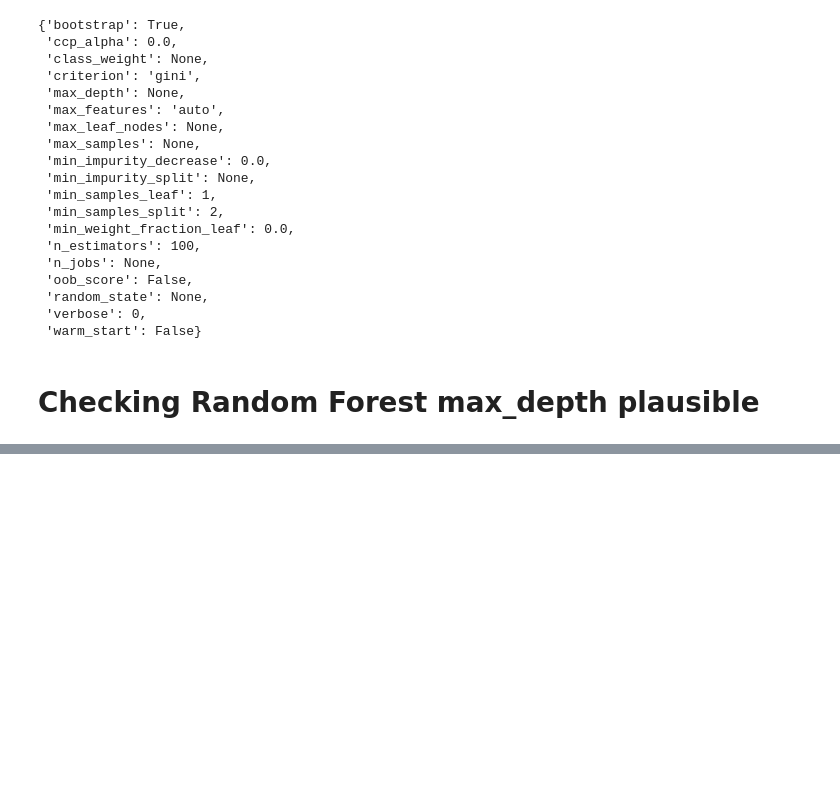
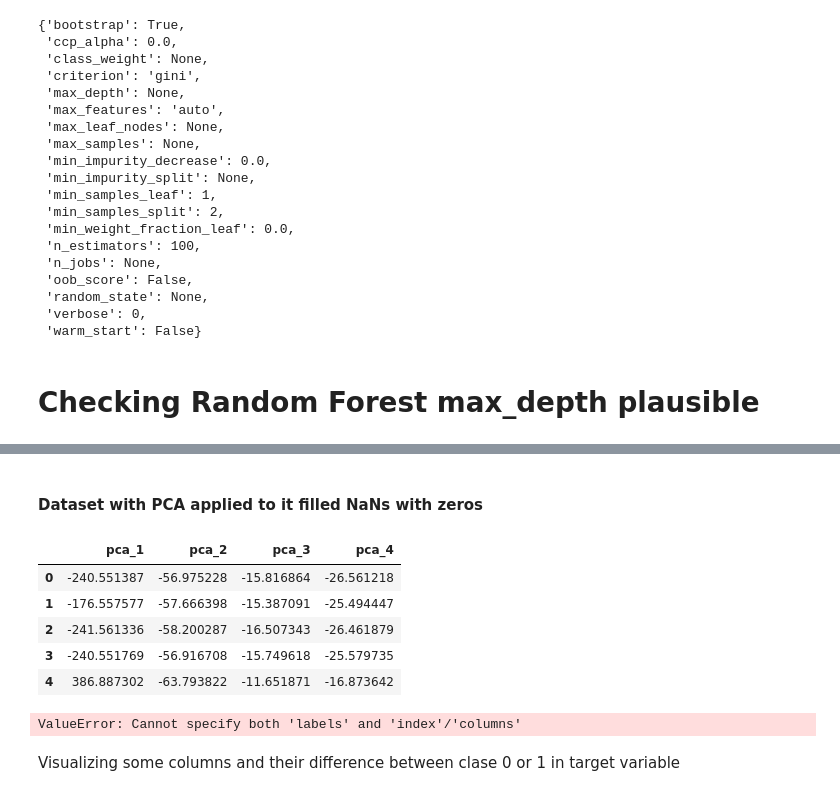
Before and after one commit to ironhack-bcn-data-june-2020/project-ml-onlineshop, a Jupyter notebook: RandomForestmodel.ipynb, the cells around one changed output, grey strips where cells are left out. Cells and saved outputs as stored; diff of their text form; code cells hidden in the pictures; blank space fills up the shorter version.

```diff
--- a/RandomForestmodel.ipynb
+++ b/RandomForestmodel.ipynb
@@ -164,0 +404,21 @@ param_grid = {
+# %% [markdown]
+#### Dataset with PCA applied to it filled NaNs with zeros
+# %%
+#importing the datasets
+PCA_0 = pd.read_csv('data/3.PCA/pca_0_df.csv', index_col = None)
+# %%
+PCA_0.head()
+# %% [output]
+|  | pca_1 | pca_2 | pca_3 | pca_4 |
+| 0 | -240.551387 | -56.975228 | -15.816864 | -26.561218 |
+| 1 | -176.557577 | -57.666398 | -15.387091 | -25.494447 |
+| 2 | -241.561336 | -58.200287 | -16.507343 | -26.461879 |
+| 3 | -240.551769 | -56.916708 | -15.749618 | -25.579735 |
+| 4 | 386.887302 | -63.793822 | -11.651871 | -16.873642 |
+# %%
+X_PCA_0 = PCA_0.drop('Revenue', index=1)
+y_PCA_0 = PCA_0['Revenue']
+# %% [output]
+ValueError: Cannot specify both 'labels' and 'index'/'columns'
+# %% [markdown]
+Visualizing some columns and their difference between clase 0 or 1 in target variable
```
Also changed, not shown: parts of 72 cells of this notebook, 1 other file.
